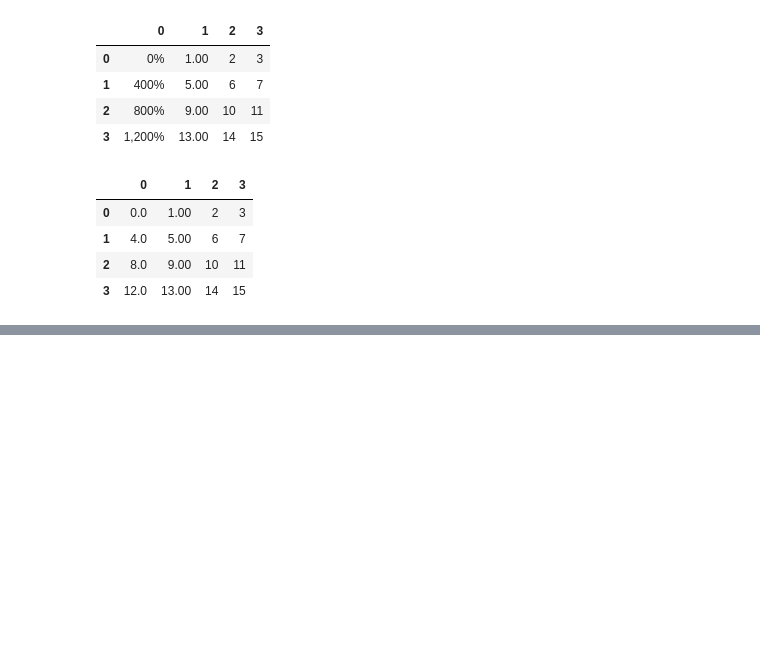
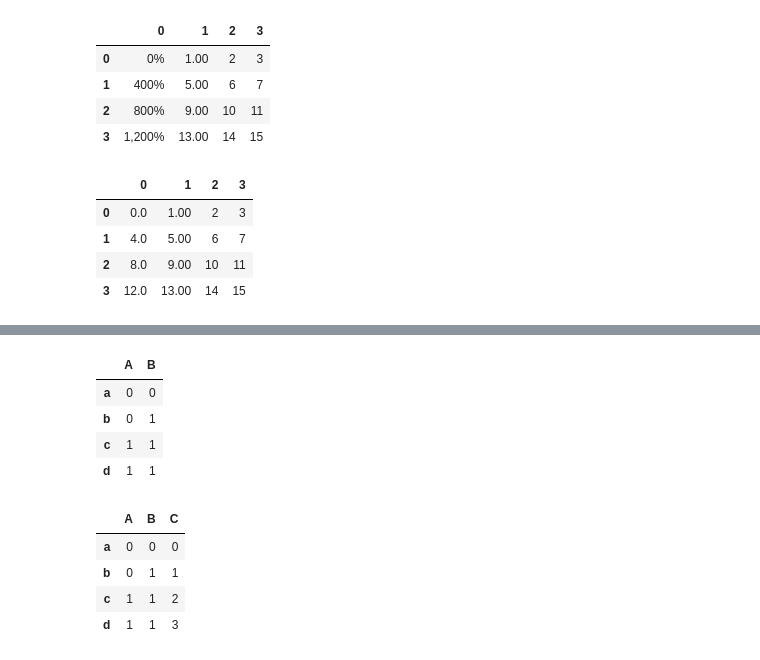
Before and after one commit to ken-100/Investment_Python, a Jupyter notebook: Basic/PD_NP/DataFrame.ipynb, the cells around one changed output, grey strips where cells are left out. Drawn from its saved outputs; the diff is of its cells as text; code cells hidden in the pictures; blank space fills up the shorter version.

```diff
--- a/Basic/PD_NP/DataFrame.ipynb
+++ b/Basic/PD_NP/DataFrame.ipynb
@@ -387,0 +426,18 @@ df
+# %%
+df = pd.DataFrame({"A": [0, 0, 1, 1],
+                   "B": [0, 1, 1, 1]},
+                  index=["a", "b", "c","d"])
+display(df)
+df = pd.concat([df, pd.DataFrame({"C": [0,1,2,3]}, index=df.index)], axis=1)
+df
+# %% [output]
+|  | A | B |
+| a | 0 | 0 |
+| b | 0 | 1 |
+| c | 1 | 1 |
+| d | 1 | 1 |
+|  | A | B | C |
+| a | 0 | 0 | 0 |
+| b | 0 | 1 | 1 |
+| c | 1 | 1 | 2 |
+| d | 1 | 1 | 3 |
```
Also changed, not shown: parts of 2 cells of this notebook.
